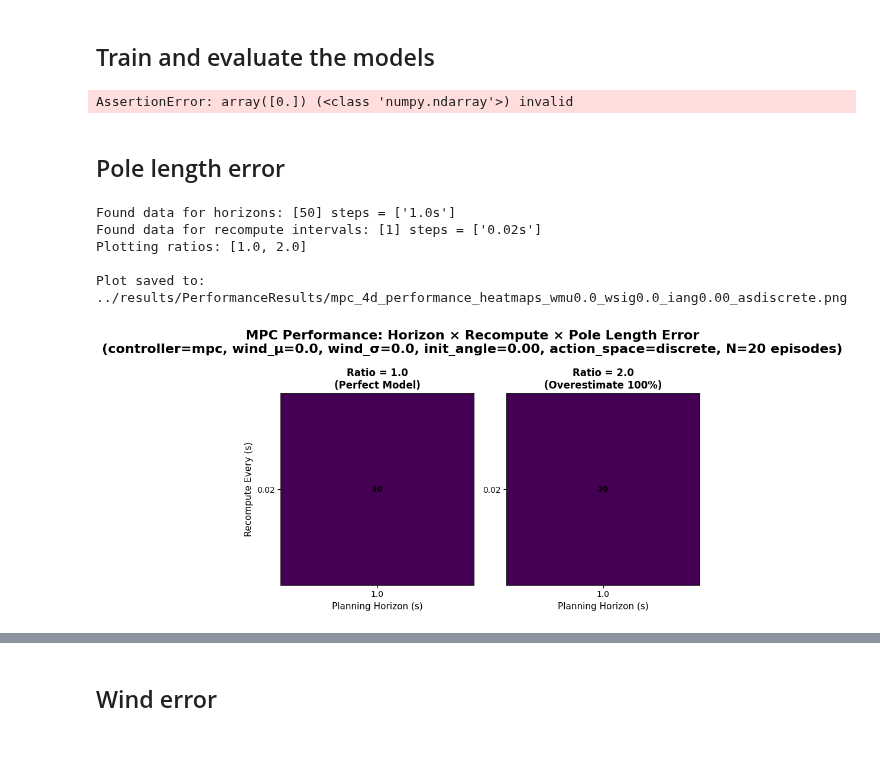
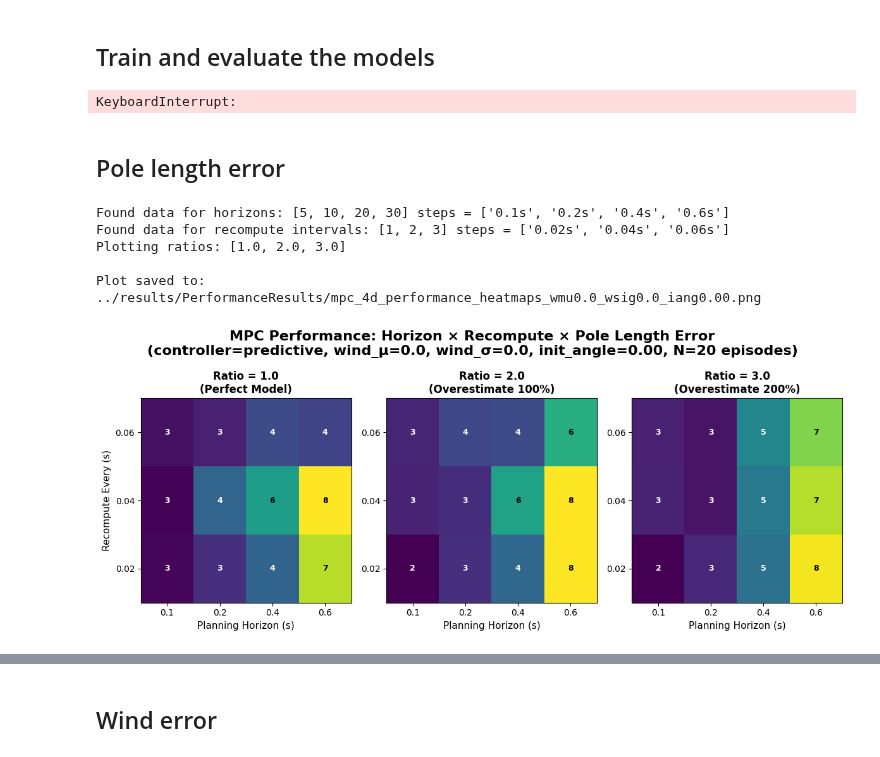
Before and after one commit to jtbuch/mpc_dojo, a Jupyter notebook: cartpole_optimization/notebooks/Cartpole_Control.ipynb, the cells around one changed output, grey strips where cells are left out. Saved outputs shown, nothing was run; the diff lists cells and outputs as text; code cells hidden in the pictures.

```diff
--- a/cartpole_optimization/notebooks/Cartpole_Control.ipynb
+++ b/cartpole_optimization/notebooks/Cartpole_Control.ipynb
@@ -59,35 +62,32 @@ results_records = []
 start_time = time.time()
 mpc_results = evaluate_mpc_controllers(
         controller='predictive',
-        horizons=[50],
-        recompute_intervals=[1],
-        dt = 0.02,
-        length_ratios=[1,2],
+        horizons=[5, 10, 20, 30, 40, 50, 60],
+        recompute_intervals=[1,2,3],
+        dt = 0.01,
+        length_ratios=[1.0, 2.0, 3.0],
         wind_mus=[0.0],
-        wind_sigmas=[0.0],
+        wind_sigmas=[0.0, 0.05, 0.1],
         results_folder="../results/PerformanceResults/",
-        episode_length=1000,
-        num_episodes=1,
+        episode_length=400,
+        num_episodes=5,
         linear=False,
-        init_angles=[0.0],
-        action_space='discrete'
-    )
+        init_angles=[0.0]    )
 # %% [output]
-AssertionError: array([0.]) (<class 'numpy.ndarray'>) invalid
+KeyboardInterrupt:
 # %% [markdown]
 ## Pole length error
 # %%
 plot_pole_angle_heatmaps(results_folder="../results/PerformanceResults/",
-                                controller='mpc',
+                                controller='predictive',
                                 length_ratios=[1.0, 2.0, 3.0, 4.0],
                                 wind_mu=0.0,
                                 wind_sigma=0.0,
-                                init_angle=0.0,
-                                action_space='discrete')
+                                init_angle=0.0)
 # %% [output]
-Found data for horizons: [50] steps = ['1.0s']
-Found data for recompute intervals: [1] steps = ['0.02s']
-Plotting ratios: [1.0, 2.0]
+Found data for horizons: [5, 10, 20, 30] steps = ['0.1s', '0.2s', '0.4s', '0.6s']
+Found data for recompute intervals: [1, 2, 3] steps = ['0.02s', '0.04s', '0.06s']
+Plotting ratios: [1.0, 2.0, 3.0]
 
-Plot saved to: ../results/PerformanceResults/mpc_4d_performance_heatmaps_wmu0.0_wsig0.0_iang0.00_asdiscrete.png
+Plot saved to: ../results/PerformanceResults/mpc_4d_performance_heatmaps_wmu0.0_wsig0.0_iang0.00.png
-[figure, old version]
+[figure, new version]
```
Also changed, not shown: parts of 5 cells of this notebook, 11 other files.
